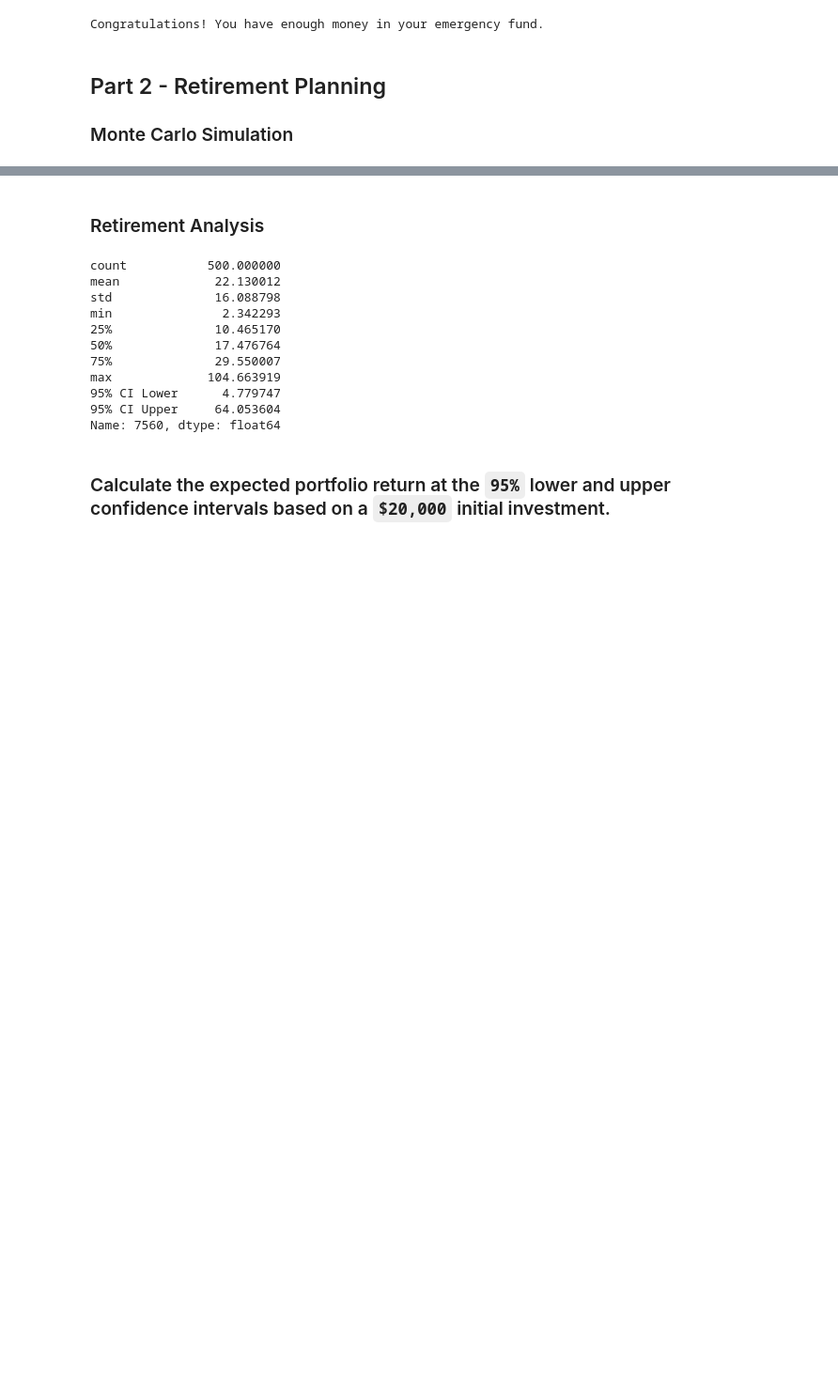
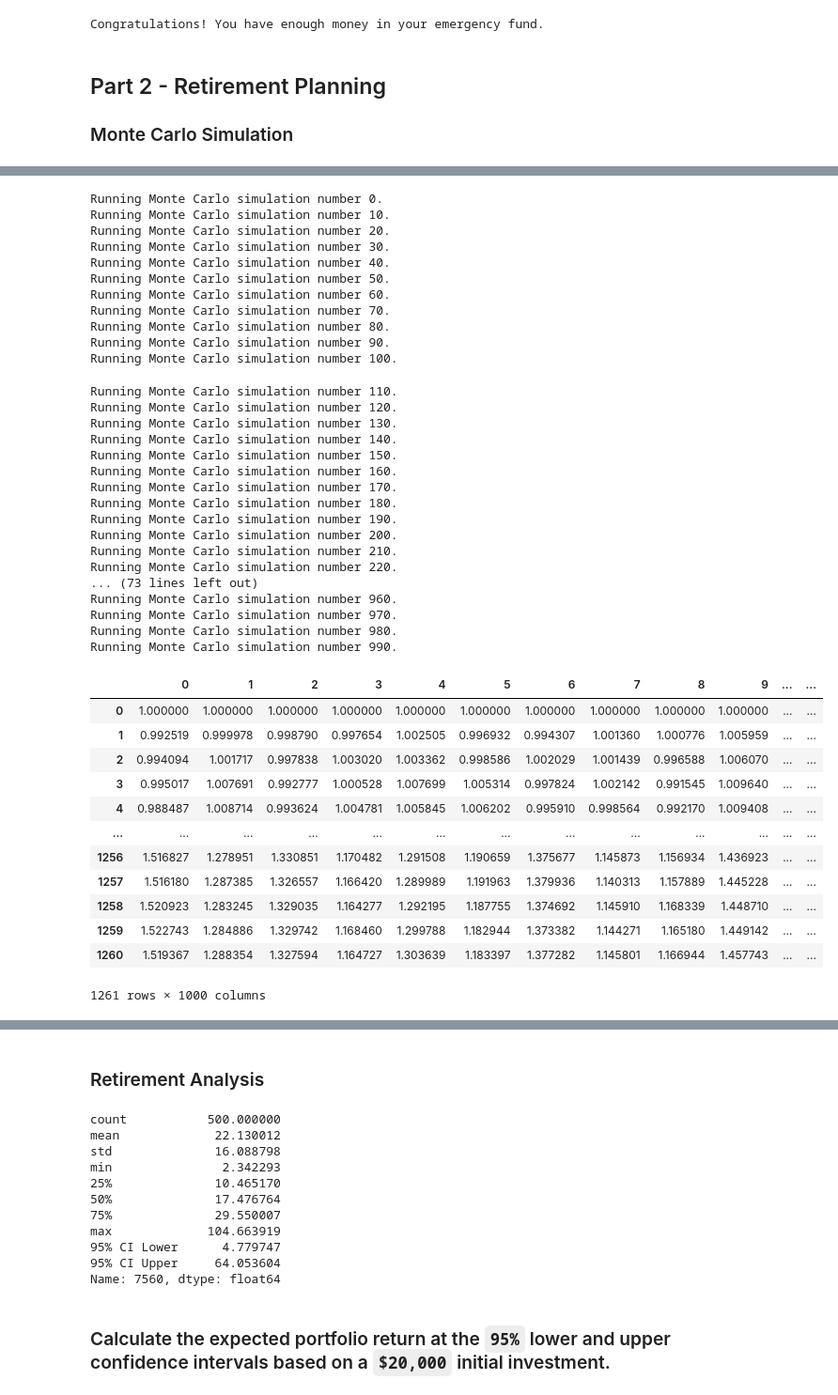
Before and after one commit to jgb161/API-Financial-Planning, a Jupyter notebook: financial-planner.ipynb, the cells around one changed output, grey strips where cells are left out. Shown at 94% size. Cells and saved outputs as stored; diff of their text form; code cells hidden in the pictures; blank space fills up the shorter version.

```diff
--- a/financial-planner.ipynb
+++ b/financial-planner.ipynb
@@ -162,3 +211,45 @@ df_stock_data.head()
 # %%
-# Configuring a Monte Carlo simulation to forecast 30 years cumulative returns
-# YOUR CODE HERE!
+# Running a Monte Carlo simulation to forecast 30 years cumulative returns
+MC_AGG_SPY.calc_cumulative_return()
+# %% [output]
+Running Monte Carlo simulation number 0.
+Running Monte Carlo simulation number 10.
+Running Monte Carlo simulation number 20.
+Running Monte Carlo simulation number 30.
+Running Monte Carlo simulation number 40.
+Running Monte Carlo simulation number 50.
+Running Monte Carlo simulation number 60.
+Running Monte Carlo simulation number 70.
+Running Monte Carlo simulation number 80.
+Running Monte Carlo simulation number 90.
+Running Monte Carlo simulation number 100.
+Running Monte Carlo simulation number 110.
+Running Monte Carlo simulation number 120.
+Running Monte Carlo simulation number 130.
+Running Monte Carlo simulation number 140.
+Running Monte Carlo simulation number 150.
+Running Monte Carlo simulation number 160.
+Running Monte Carlo simulation number 170.
+Running Monte Carlo simulation number 180.
+Running Monte Carlo simulation number 190.
+Running Monte Carlo simulation number 200.
+Running Monte Carlo simulation number 210.
+Running Monte Carlo simulation number 220.
+... (73 lines left out)
+Running Monte Carlo simulation number 960.
+Running Monte Carlo simulation number 970.
+Running Monte Carlo simulation number 980.
+Running Monte Carlo simulation number 990.
+|  | 0 | 1 | 2 | 3 | 4 | 5 | 6 | 7 | 8 | 9 | ... | ... |
+| 0 | 1.000000 | 1.000000 | 1.000000 | 1.000000 | 1.000000 | 1.000000 | 1.000000 | 1.000000 | 1.000000 | 1.000000 | ... | ... |
+| 1 | 0.992519 | 0.999978 | 0.998790 | 0.997654 | 1.002505 | 0.996932 | 0.994307 | 1.001360 | 1.000776 | 1.005959 | ... | ... |
+| 2 | 0.994094 | 1.001717 | 0.997838 | 1.003020 | 1.003362 | 0.998586 | 1.002029 | 1.001439 | 0.996588 | 1.006070 | ... | ... |
+| 3 | 0.995017 | 1.007691 | 0.992777 | 1.000528 | 1.007699 | 1.005314 | 0.997824 | 1.002142 | 0.991545 | 1.009640 | ... | ... |
+| 4 | 0.988487 | 1.008714 | 0.993624 | 1.004781 | 1.005845 | 1.006202 | 0.995910 | 0.998564 | 0.992170 | 1.009408 | ... | ... |
+| ... | ... | ... | ... | ... | ... | ... | ... | ... | ... | ... | ... | ... |
+| 1256 | 1.516827 | 1.278951 | 1.330851 | 1.170482 | 1.291508 | 1.190659 | 1.375677 | 1.145873 | 1.156934 | 1.436923 | ... | ... |
+| 1257 | 1.516180 | 1.287385 | 1.326557 | 1.166420 | 1.289989 | 1.191963 | 1.379936 | 1.140313 | 1.157889 | 1.445228 | ... | ... |
+| 1258 | 1.520923 | 1.283245 | 1.329035 | 1.164277 | 1.292195 | 1.187755 | 1.374692 | 1.145910 | 1.168339 | 1.448710 | ... | ... |
+| 1259 | 1.522743 | 1.284886 | 1.329742 | 1.168460 | 1.299788 | 1.182944 | 1.373382 | 1.144271 | 1.165180 | 1.449142 | ... | ... |
+| 1260 | 1.519367 | 1.288354 | 1.327594 | 1.164727 | 1.303639 | 1.183397 | 1.377282 | 1.145801 | 1.166944 | 1.457743 | ... | ... |
+1261 rows × 1000 columns
```
Also changed, not shown: parts of 17 cells of this notebook.
